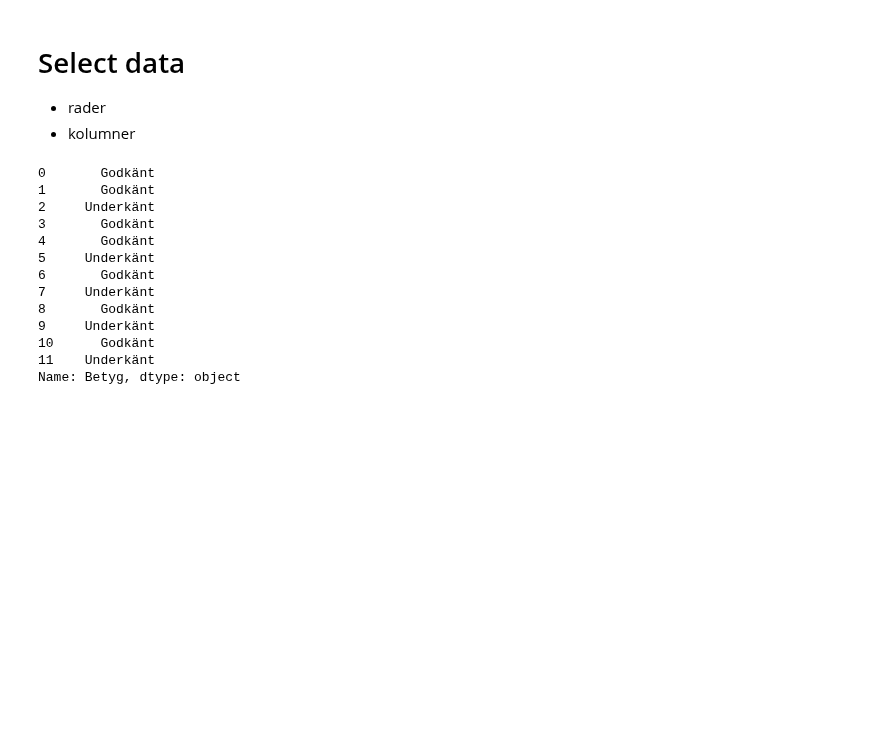
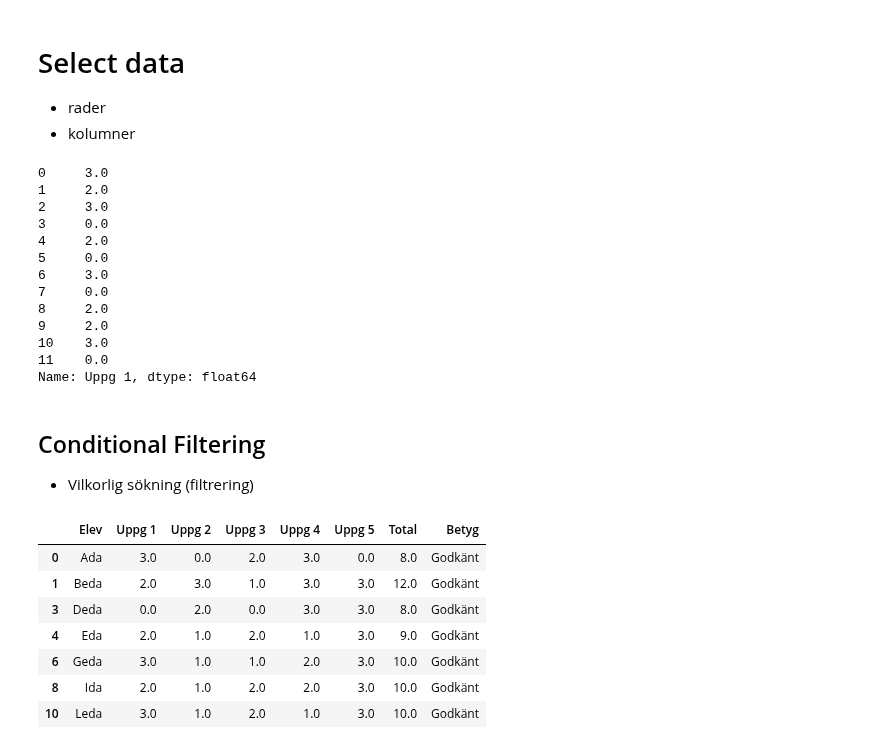
Before and after one commit to SannaIsak/sanna_isaksson_TE19C, a Jupyter notebook: Arbetsområde3/dataanalys/pandas_genomgång.ipynb, the cells around one changed output. Saved outputs shown, nothing was run; the diff lists cells and outputs as text; code cells hidden in the pictures; blank space fills up the shorter version.

```diff
--- a/Arbetsområde3/dataanalys/pandas_genomgång.ipynb
+++ b/Arbetsområde3/dataanalys/pandas_genomgång.ipynb
@@ -36,19 +36,36 @@ df
 # %%
 # plocka ut kolumner med kolumnnamn
 
-# df["Uppg 1"]
-df["Betyg"]
+df["Uppg 1"]
+#df["Betyg"]
 # %% [output]
-0       Godkänt
-1       Godkänt
-2     Underkänt
-3       Godkänt
-4       Godkänt
-5     Underkänt
-6       Godkänt
-7     Underkänt
-8       Godkänt
-9     Underkänt
-10      Godkänt
-11    Underkänt
-Name: Betyg, dtype: object
+0     3.0
+1     2.0
+2     3.0
+3     0.0
+4     2.0
+5     0.0
+6     3.0
+7     0.0
+8     2.0
+9     2.0
+10    3.0
+11    0.0
+Name: Uppg 1, dtype: float64
+# %% [markdown]
+## Conditional Filtering
+- Vilkorlig sökning (filtrering)
+# %%
+#df_G = df[df["Betyg"]=="Godkänt"]
+df_U = df["Betyg"]=="Underkänt"
+
+df_G
+# %% [output]
+|  | Elev | Uppg 1 | Uppg 2 | Uppg 3 | Uppg 4 | Uppg 5 | Total | Betyg |
+| 0 | Ada | 3.0 | 0.0 | 2.0 | 3.0 | 0.0 | 8.0 | Godkänt |
+| 1 | Beda | 2.0 | 3.0 | 1.0 | 3.0 | 3.0 | 12.0 | Godkänt |
+| 3 | Deda | 0.0 | 2.0 | 0.0 | 3.0 | 3.0 | 8.0 | Godkänt |
+| 4 | Eda | 2.0 | 1.0 | 2.0 | 1.0 | 3.0 | 9.0 | Godkänt |
+| 6 | Geda | 3.0 | 1.0 | 1.0 | 2.0 | 3.0 | 10.0 | Godkänt |
+| 8 | Ida | 2.0 | 1.0 | 2.0 | 2.0 | 3.0 | 10.0 | Godkänt |
+| 10 | Leda | 3.0 | 1.0 | 2.0 | 1.0 | 3.0 | 10.0 | Godkänt |
```
Also changed, not shown: parts of 3 cells of this notebook, 2 other files.
